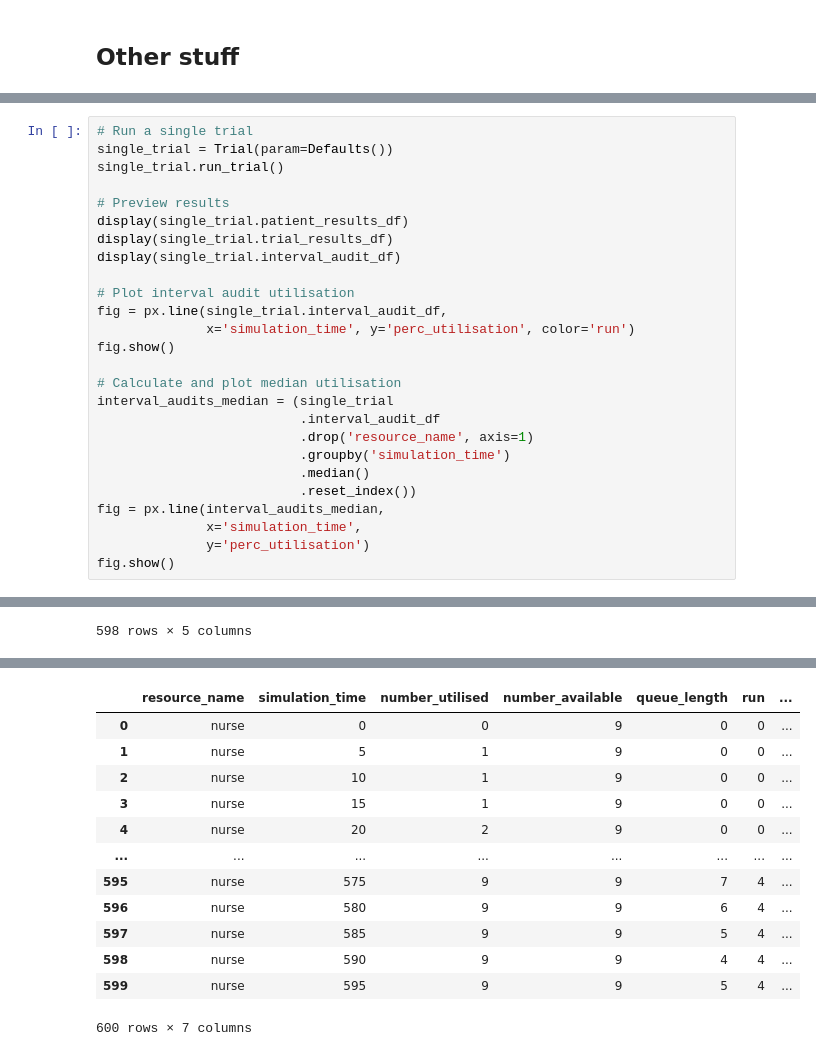
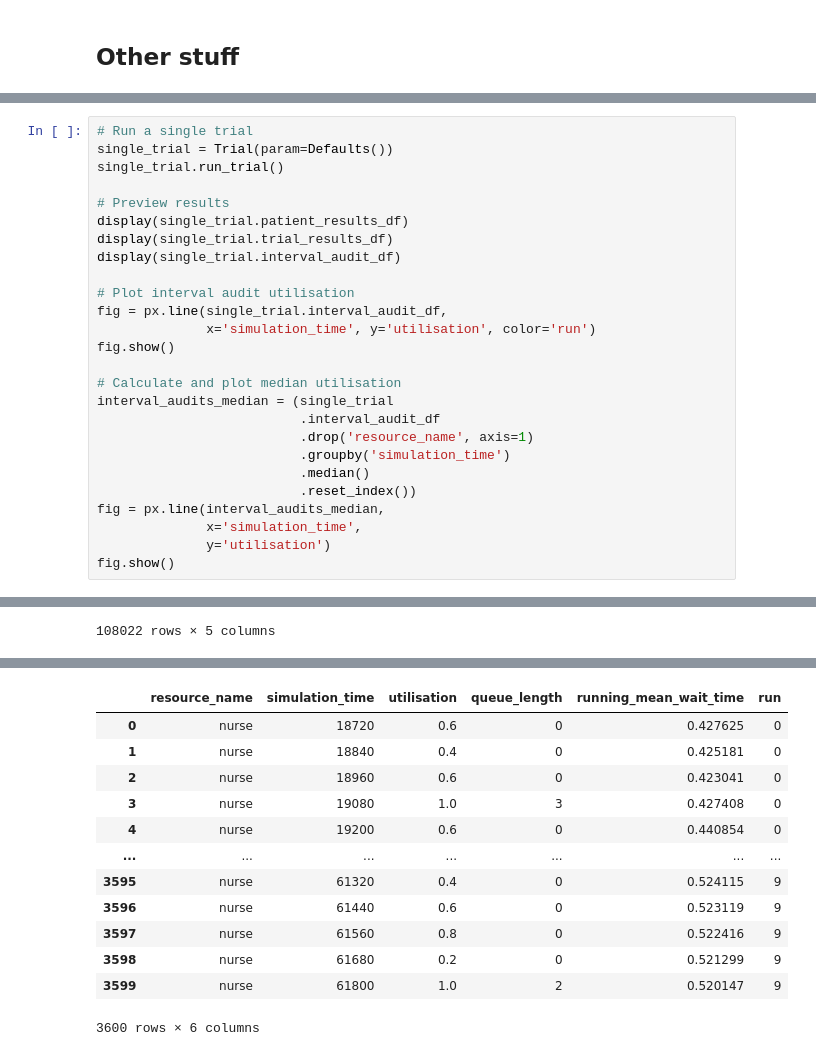
Before and after one commit to pythonhealthdatascience/pydesrap_mms, a Jupyter notebook: analysis.ipynb, the cells around one changed output, grey strips where cells are left out. Cells and saved outputs as stored; diff of their text form.

Commit message:
feat(model): remove default inputs (to avoid errors where think have updated) + add running mean nurse wait time to interval audit, used to estimate warm up length

```diff
--- a/analysis.ipynb
+++ b/analysis.ipynb
@@ -207,7 +206,7 @@ display(single_trial.interval_audit_df)
 
 # Plot interval audit utilisation
 fig = px.line(single_trial.interval_audit_df,
-              x='simulation_time', y='perc_utilisation', color='run')
+              x='simulation_time', y='utilisation', color='run')
 fig.show()
 
 # Calculate and plot median utilisation
@@ -219,7 +218,7 @@ interval_audits_median = (single_trial
                           .reset_index())
 fig = px.line(interval_audits_median,
               x='simulation_time',
-              y='perc_utilisation')
+              y='utilisation')
 fig.show()
 # %% [output]
 |  | patient_id | arrival_time | q_time_nurse | time_with_nurse | run |
@@ -237,2 +236,2 @@ fig.show()
-598 rows × 5 columns
+108022 rows × 5 columns
 |  | run_number | scenario | arrivals | mean_q_time_nurse | mean_time_with_nurse | average_nurse_utilisation |
@@ -244,16 +248,16 @@ fig.show()
-|  | resource_name | simulation_time | number_utilised | number_available | queue_length | run | ... |
-| 0 | nurse | 0 | 0 | 9 | 0 | 0 | ... |
-| 1 | nurse | 5 | 1 | 9 | 0 | 0 | ... |
-| 2 | nurse | 10 | 1 | 9 | 0 | 0 | ... |
-| 3 | nurse | 15 | 1 | 9 | 0 | 0 | ... |
-| 4 | nurse | 20 | 2 | 9 | 0 | 0 | ... |
-| ... | ... | ... | ... | ... | ... | ... | ... |
-| 595 | nurse | 575 | 9 | 9 | 7 | 4 | ... |
-| 596 | nurse | 580 | 9 | 9 | 6 | 4 | ... |
-| 597 | nurse | 585 | 9 | 9 | 5 | 4 | ... |
-| 598 | nurse | 590 | 9 | 9 | 4 | 4 | ... |
-| 599 | nurse | 595 | 9 | 9 | 5 | 4 | ... |
+|  | resource_name | simulation_time | utilisation | queue_length | running_mean_wait_time | run |
+| 0 | nurse | 18720 | 0.6 | 0 | 0.427625 | 0 |
+| 1 | nurse | 18840 | 0.4 | 0 | 0.425181 | 0 |
+| 2 | nurse | 18960 | 0.6 | 0 | 0.423041 | 0 |
+| 3 | nurse | 19080 | 1.0 | 3 | 0.427408 | 0 |
+| 4 | nurse | 19200 | 0.6 | 0 | 0.440854 | 0 |
+| ... | ... | ... | ... | ... | ... | ... |
+| 3595 | nurse | 61320 | 0.4 | 0 | 0.524115 | 9 |
+| 3596 | nurse | 61440 | 0.6 | 0 | 0.523119 | 9 |
+| 3597 | nurse | 61560 | 0.8 | 0 | 0.522416 | 9 |
+| 3598 | nurse | 61680 | 0.2 | 0 | 0.521299 | 9 |
+| 3599 | nurse | 61800 | 1.0 | 2 | 0.520147 | 9 |
-600 rows × 7 columns
+3600 rows × 6 columns
 # %%
 # Run with 1 to 14 cores
 speed = []
```
Also changed, not shown: parts of 9 cells of this notebook, 2 other files.
